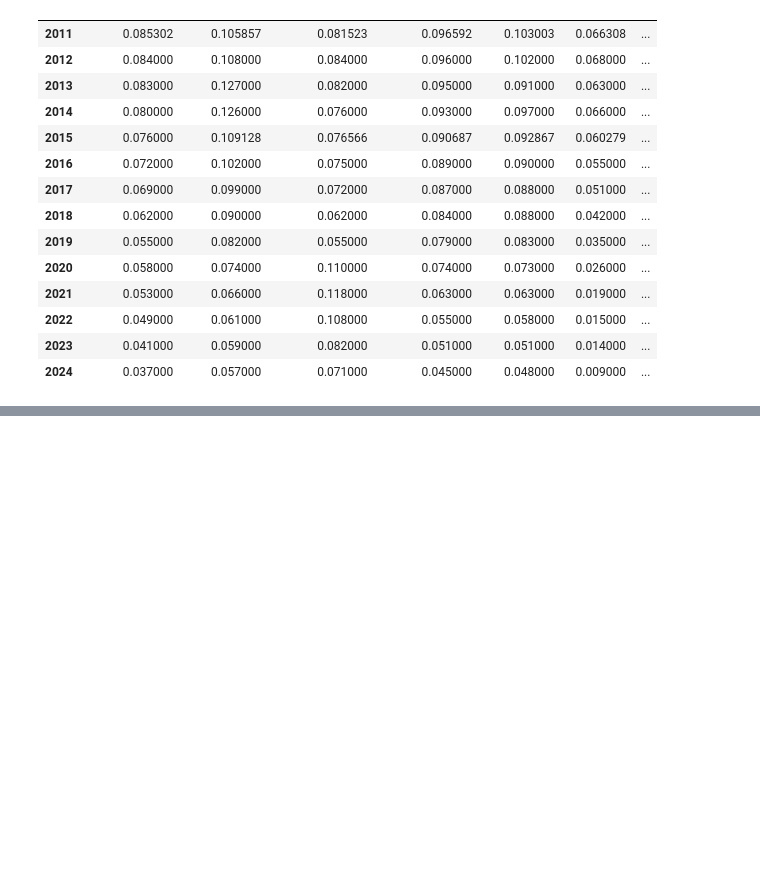
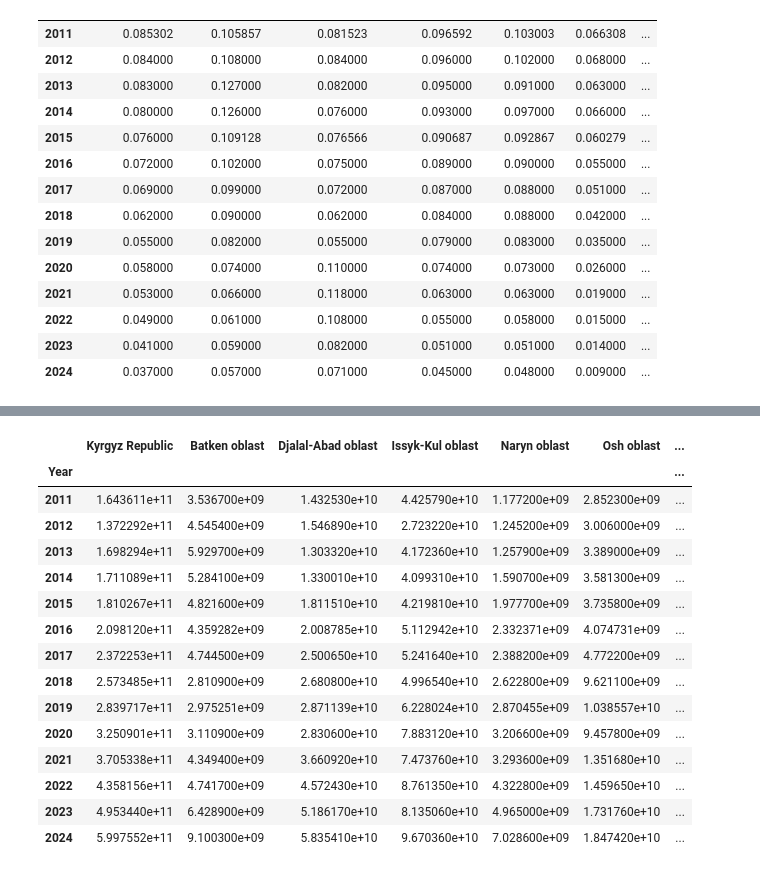
Before and after one commit to rus5sp/DAV-Project, a Jupyter notebook: cleaning.ipynb, the cells around one changed output, grey strips where cells are left out. Cells and saved outputs as stored; diff of their text form; code cells hidden in the pictures; blank space fills up the shorter version.

Commit message:
Production dataset cleaned

```diff
--- a/cleaning.ipynb
+++ b/cleaning.ipynb
@@ -415,0 +433,33 @@ clean_unemployment
+# %%
+clean_production = production.copy()
+
+clean_production = clean_production.drop(columns=["Көрсөткүчтөрдүн аталыштары", "Наименование показателей"])
+clean_production.dropna(inplace=True)
+clean_production = clean_production.set_index('Items').T
+
+clean_production.index = pd.to_datetime(clean_production.index, format='%Y').year
+clean_production.index.name = 'Year'
+
+clean_production.columns.name = None
+
+# Convert to millions based on metadata
+clean_production = clean_production * 1000000
+# %%
+clean_production
+# %% [output]
+|  | Kyrgyz Republic | Batken oblast | Djalal-Abad oblast | Issyk-Kul oblast | Naryn oblast | Osh oblast | ... |
+| Year |  |  |  |  |  |  | ... |
+| 2011 | 1.643611e+11 | 3.536700e+09 | 1.432530e+10 | 4.425790e+10 | 1.177200e+09 | 2.852300e+09 | ... |
+| 2012 | 1.372292e+11 | 4.545400e+09 | 1.546890e+10 | 2.723220e+10 | 1.245200e+09 | 3.006000e+09 | ... |
+| 2013 | 1.698294e+11 | 5.929700e+09 | 1.303320e+10 | 4.172360e+10 | 1.257900e+09 | 3.389000e+09 | ... |
+| 2014 | 1.711089e+11 | 5.284100e+09 | 1.330010e+10 | 4.099310e+10 | 1.590700e+09 | 3.581300e+09 | ... |
+| 2015 | 1.810267e+11 | 4.821600e+09 | 1.811510e+10 | 4.219810e+10 | 1.977700e+09 | 3.735800e+09 | ... |
+| 2016 | 2.098120e+11 | 4.359282e+09 | 2.008785e+10 | 5.112942e+10 | 2.332371e+09 | 4.074731e+09 | ... |
+| 2017 | 2.372253e+11 | 4.744500e+09 | 2.500650e+10 | 5.241640e+10 | 2.388200e+09 | 4.772200e+09 | ... |
+| 2018 | 2.573485e+11 | 2.810900e+09 | 2.680800e+10 | 4.996540e+10 | 2.622800e+09 | 9.621100e+09 | ... |
+| 2019 | 2.839717e+11 | 2.975251e+09 | 2.871139e+10 | 6.228024e+10 | 2.870455e+09 | 1.038557e+10 | ... |
+| 2020 | 3.250901e+11 | 3.110900e+09 | 2.830600e+10 | 7.883120e+10 | 3.206600e+09 | 9.457800e+09 | ... |
+| 2021 | 3.705338e+11 | 4.349400e+09 | 3.660920e+10 | 7.473760e+10 | 3.293600e+09 | 1.351680e+10 | ... |
+| 2022 | 4.358156e+11 | 4.741700e+09 | 4.572430e+10 | 8.761350e+10 | 4.322800e+09 | 1.459650e+10 | ... |
+| 2023 | 4.953440e+11 | 6.428900e+09 | 5.186170e+10 | 8.135060e+10 | 4.965000e+09 | 1.731760e+10 | ... |
+| 2024 | 5.997552e+11 | 9.100300e+09 | 5.835410e+10 | 9.670360e+10 | 7.028600e+09 | 1.847420e+10 | ... |
```
Also changed, not shown: parts of 2 cells of this notebook.
